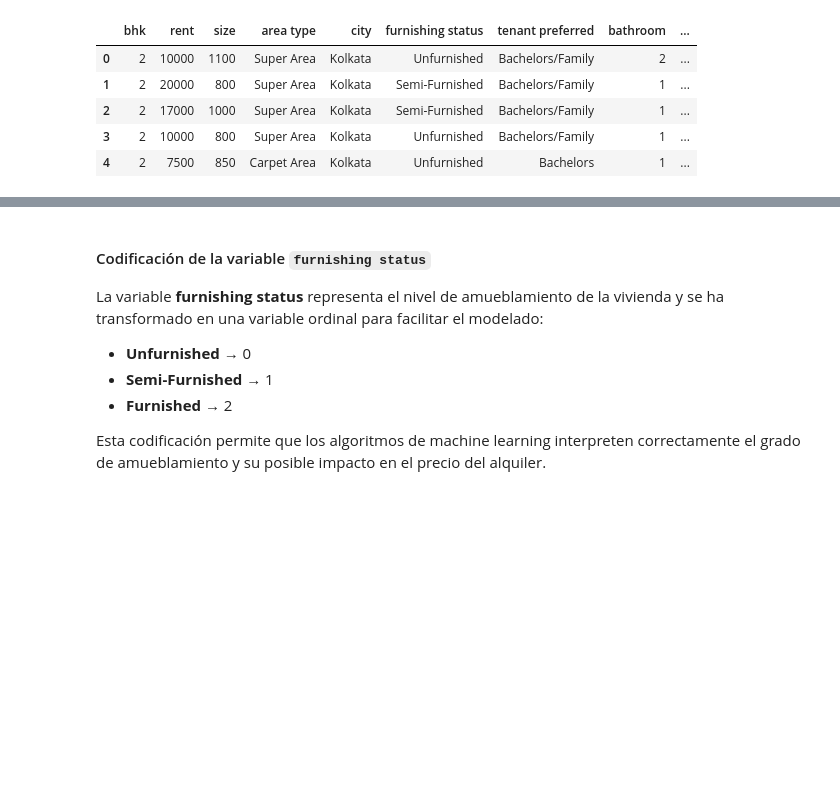
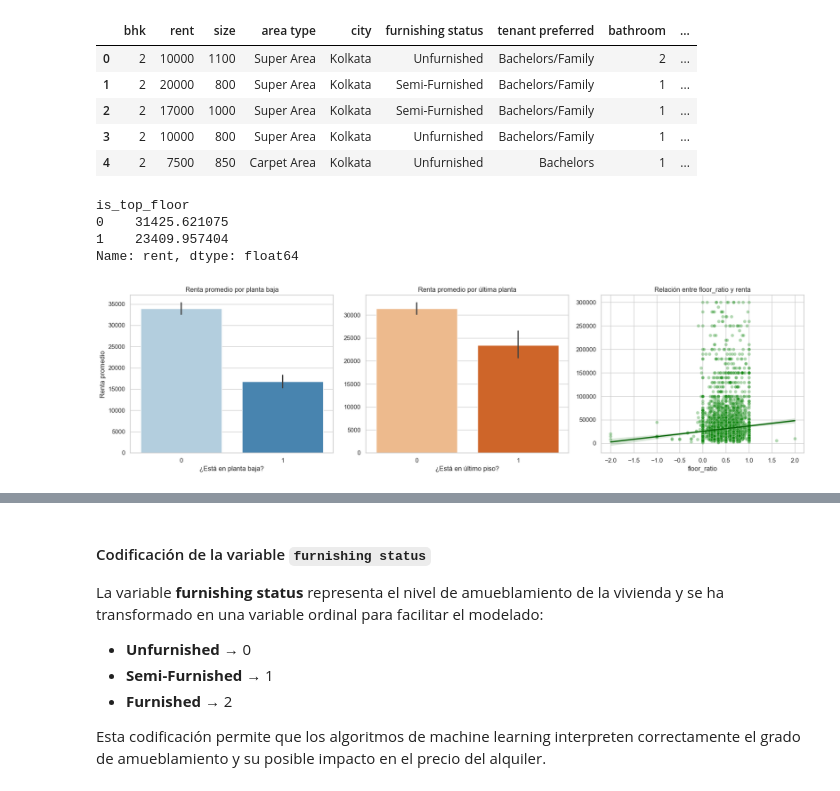
Before and after one commit to FranBretones/house-rent-ml-project, a Jupyter notebook: EDA.ipynb, the cells around one changed output, grey strips where cells are left out. Cells and saved outputs as stored; diff of their text form; code cells hidden in the pictures; blank space fills up the shorter version.

Commit message:
analizamos la variable floor_ratio y elimino los valores negativos

```diff
--- a/EDA.ipynb
+++ b/EDA.ipynb
@@ -558,3 +568,63 @@ df_raw.head(5)
 | 2 | 2 | 17000 | 1000 | Super Area | Kolkata | Semi-Furnished | Bachelors/Family | 1 | ... |
 | 3 | 2 | 10000 | 800 | Super Area | Kolkata | Unfurnished | Bachelors/Family | 1 | ... |
 | 4 | 2 | 7500 | 850 | Carpet Area | Kolkata | Unfurnished | Bachelors | 1 | ... |
+# %%
+df_raw.groupby('is_ground_floor')['rent'].mean()
+df_raw.groupby('is_top_floor')['rent'].mean()
+# %% [output]
+is_top_floor
+0    31425.621075
+1    23409.957404
+Name: rent, dtype: float64
+# %%
+fig, axes = plt.subplots(1, 3, figsize=(18, 5))
+
+# Gráfico 1: Renta promedio según is_ground_floor
+sns.barplot(
+    x='is_ground_floor',
+    y='rent',
+    data=df_raw,
+    ax=axes[0],
+    palette='Blues'
+)
+axes[0].set_title('Renta promedio por planta baja')
+axes[0].set_xlabel('¿Está en planta baja?')
+axes[0].set_ylabel('Renta promedio')
+
+# Gráfico 2: Renta promedio según is_top_floor
+sns.barplot(
+    x='is_top_floor',
+    y='rent',
+    data=df_raw,
+    ax=axes[1],
+    palette='Oranges'
+)
+axes[1].set_title('Renta promedio por última planta')
+axes[1].set_xlabel('¿Está en último piso?')
+axes[1].set_ylabel('')
+
+# Gráfico 3: Relación entre floor_ratio y renta
+sns.scatterplot(
+    x='floor_ratio',
+    y='rent',
+    data=df_raw,
+    ax=axes[2],
+    alpha=0.3,
+    color='green'
+)
+sns.regplot(
+    x='floor_ratio',
+    y='rent',
+    data=df_raw,
+    ax=axes[2],
+    scatter=False,
+    color='darkgreen'
+)
+axes[2].set_title('Relación entre floor_ratio y renta')
+axes[2].set_xlabel('floor_ratio')
+axes[2].set_ylabel('')
+
+plt.tight_layout()
+plt.show()
+# %% [output]
+[figure, added]
```
Also changed, not shown: parts of 7 cells of this notebook.
